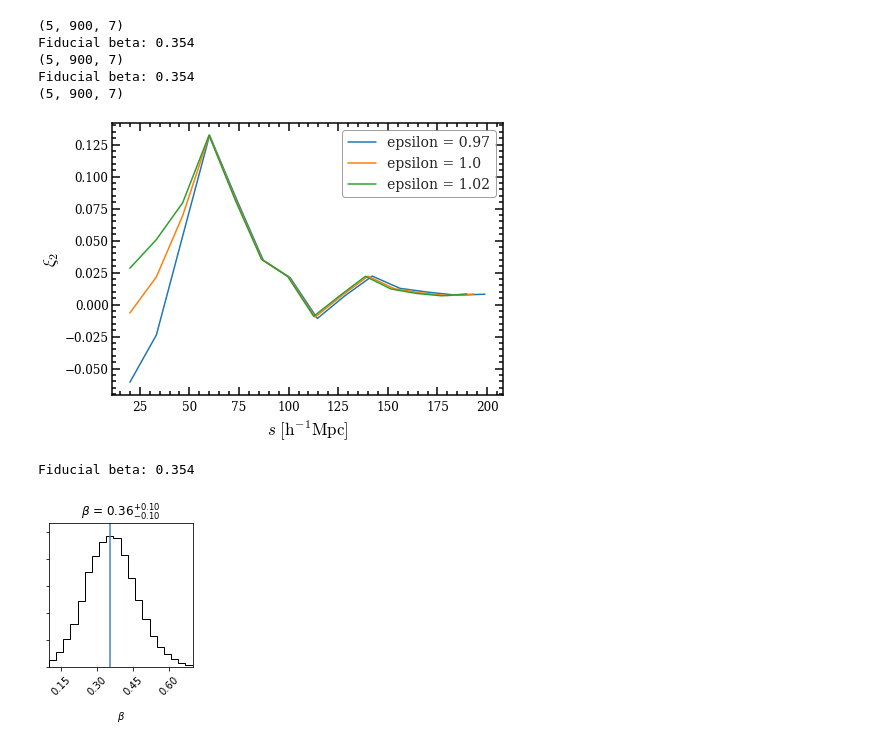
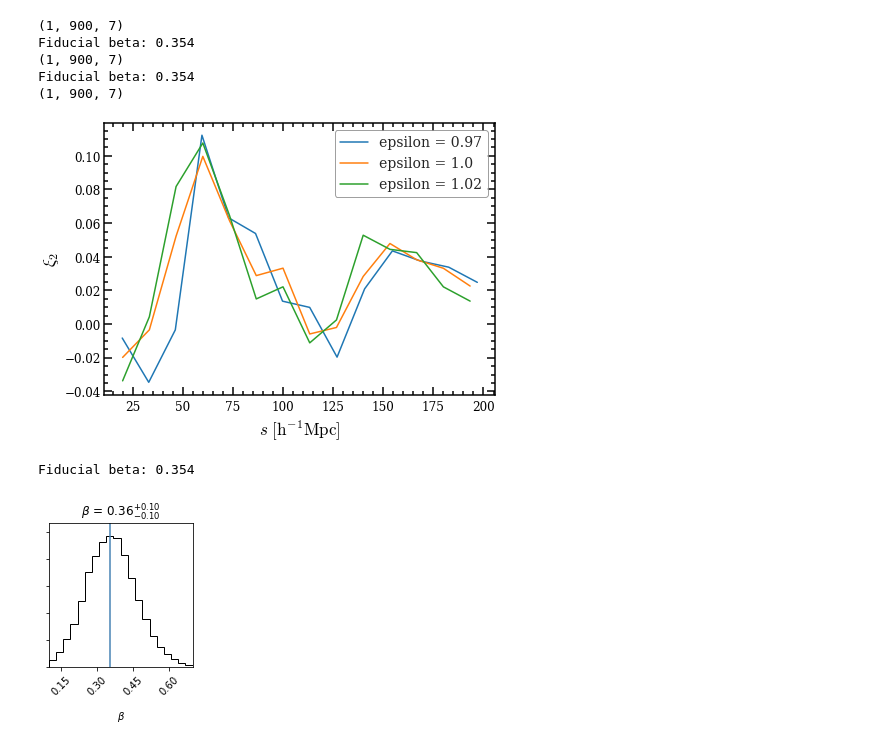
Before and after one commit to epaillas/old_VoidFinder, a Jupyter notebook: Untitled.ipynb, the cells around one changed output. Cells and saved outputs as stored; diff of their text form; code cells hidden in the pictures.

```diff
--- a/Untitled.ipynb
+++ b/Untitled.ipynb
@@ -1,5 +1,5 @@
 # %%
-from python_tools.mockstatistics import MockStatistics
+from python_tools.mockstatistics_v2 import MockStatistics
 import numpy as np
 import matplotlib.pyplot as plt
 #import emcee
@@ -32,7 +32,7 @@ def log_probability(theta, x, y, cov):
 
 plt.style.use('enrique')
 
-handle = '/Users/epaillas/data/eboss/EZmock_eBOSS_LRG_NGC_v5_000*_Om307.SVF_recen_vf0.9_ovl0.5_sky_postOm307.VG_CCF_rmu'
+handle = '/Users/epaillas/data/eboss/EZmock_eBOSS_LRG_NGC_v5_0001_Om307.SVF_recen_vf0.9_ovl0.5_sky_postOm25.VG_CCF_rmu'
 mocks = MockStatistics(handle)
 
 epsilon = 0.97
@@ -76,7 +76,7 @@ print('Fiducial beta: %0.3f' % fid_beta)
 cov = cov_xi2 + fid_G**2 * cov_dxi0 - fid_G*cov_xi02 - fid_G*cov_xi20
 
 
-handle = '/Users/epaillas/data/eboss/EZmock_eBOSS_LRG_NGC_v5_000*_Om307.SVF_recen_vf0.9_ovl0.5_sky_postOm307.VG_CCF_rmu'
+handle = '/Users/epaillas/data/eboss/EZmock_eBOSS_LRG_NGC_v5_0001_Om307.SVF_recen_vf0.9_ovl0.5_sky_postOm307.VG_CCF_rmu'
 mocks = MockStatistics(handle)
 
 epsilon = 1
@@ -122,10 +122,10 @@ cov = cov_xi2 + fid_G**2 * cov_dxi0 - fid_G*cov_xi02 - fid_G*cov_xi20
 
 
 
-handle = '/Users/epaillas/data/eboss/EZmock_eBOSS_LRG_NGC_v5_000*_Om307.SVF_recen_vf0.9_ovl0.5_sky_postOm307.VG_CCF_rmu'
+handle = '/Users/epaillas/data/eboss/EZmock_eBOSS_LRG_NGC_v5_0001_Om307.SVF_recen_vf0.9_ovl0.5_sky_postOm35.VG_CCF_rmu'
 mocks = MockStatistics(handle)
 
-epsilon = 1.02
+epsilon = 1.0
 
 s, xi0 = mocks.getMonopole(epsilon=epsilon)
 s, xi2 = mocks.getQuadrupole(epsilon=epsilon)
@@ -142,37 +142,37 @@ cov_xi20 = mocks.getCrossCovarianceMatrix(xi2, xi0)
 mean_xi0 = xi0.mean(axis=0)
 mean_dxi0 = dxi0.mean(axis=0)
 mean_xi2 = xi2.mean(axis=0)
 
 # Visualize data for sanity check
 #fig = plt.figure()
 #ax = plt.subplot()
 
 #ax.plot(s, mean_xi0, label='mono 0.35')
 ax.plot(s, mean_xi2, label='epsilon = 1.02')
 
 ax.set_xlabel(r'$s\ [\rm{h^{-1}Mpc}]$', fontsize=17)
 ax.set_ylabel(r'$\xi_2$', fontsize=17)
 ax.legend()
 plt.show()
 
 # Cosmological parameters
 Om0 = 0.31
 Ode0 = 1 - Om0
 bias_LRG = 2.30
 eff_z_LRG = 0.703
 f_LRG = ((Om0 * (1 + eff_z_LRG)**3.) / (Om0 * (1 + eff_z_LRG)**3 + Ode0))**0.55
 fid_beta = f_LRG / bias_LRG
 fid_G = 2 * fid_beta / (3 + fid_beta)
 print('Fiducial beta: %0.3f' % fid_beta)
 
 cov = cov_xi2 + fid_G**2 * cov_dxi0 - fid_G*cov_xi02 - fid_G*cov_xi20
 # %% [output]
-(5, 900, 7)
+(1, 900, 7)
 Fiducial beta: 0.354
-(5, 900, 7)
+(1, 900, 7)
 Fiducial beta: 0.354
-(5, 900, 7)
+(1, 900, 7)
-[figure, old version]
+[figure, new version]
 Fiducial beta: 0.354
 # %%
 nwalkers = 32
```
Also changed, not shown: 3 other files.
